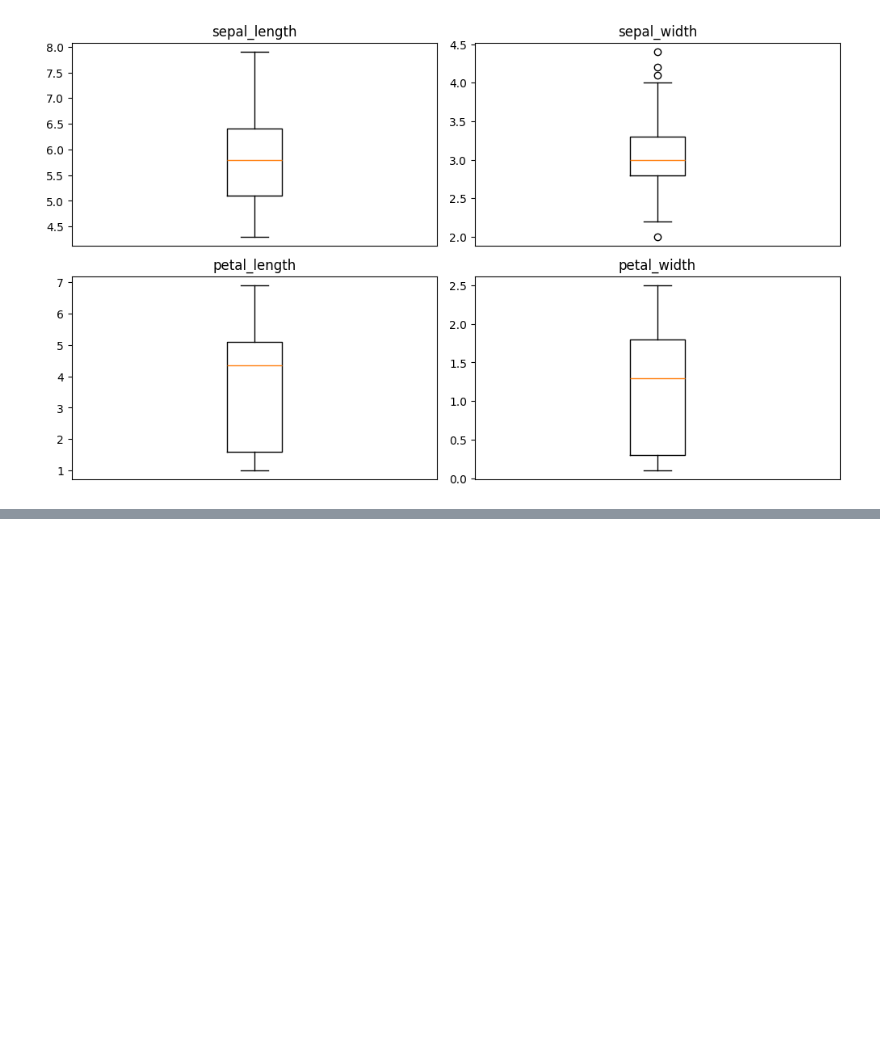
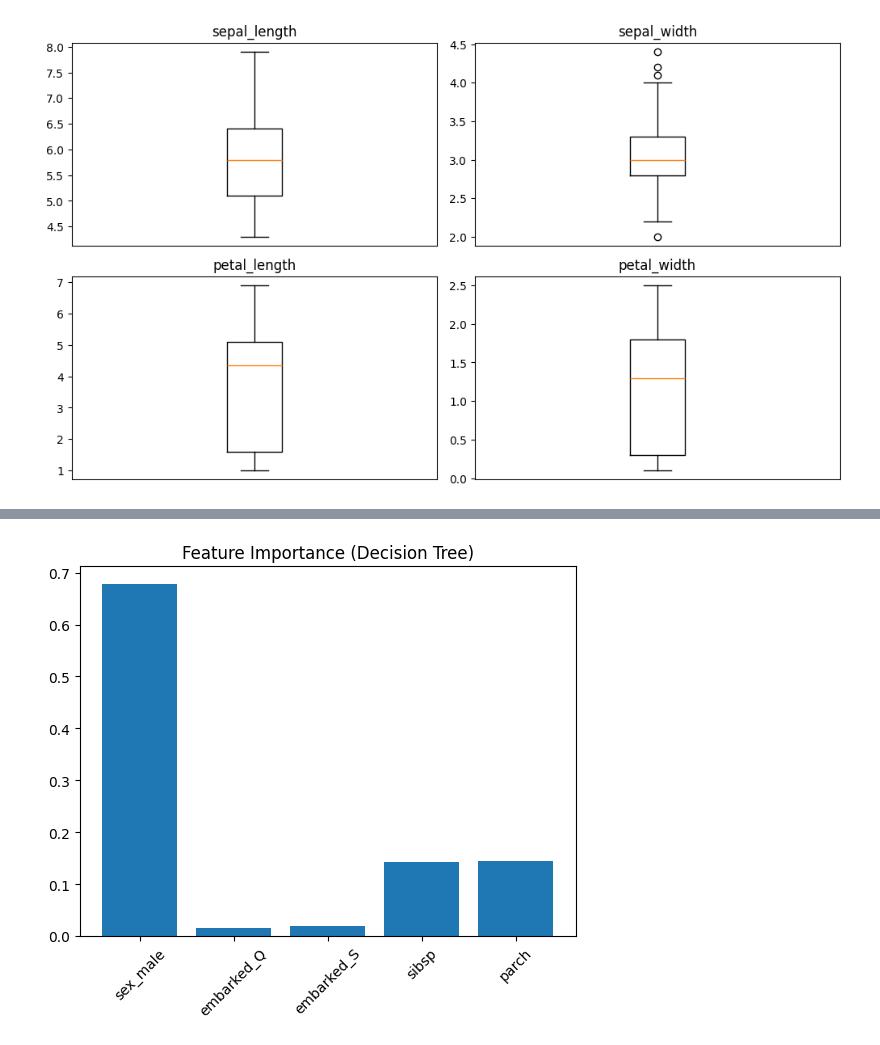
Before and after one commit to Arran-H/Big.Data, a Jupyter notebook: Jupyter.Notebook/Portfolio_UP2120040.ipynb, the cells around one changed output, grey strips where cells are left out. Cells and saved outputs as stored; diff of their text form; code cells hidden in the pictures; blank space fills up the shorter version.

```diff
--- a/Jupyter.Notebook/Portfolio_UP2120040.ipynb
+++ b/Jupyter.Notebook/Portfolio_UP2120040.ipynb
@@ -348,0 +431,89 @@ plt.show()
+# %%
+import seaborn as sns
+import pandas as pd
+import matplotlib.pyplot as plt
+
+from sklearn.model_selection import train_test_split
+from sklearn.preprocessing import OneHotEncoder
+from sklearn.compose import ColumnTransformer
+from sklearn.pipeline import Pipeline
+from sklearn.tree import DecisionTreeClassifier
+from sklearn.metrics import accuracy_score
+
+# Load Titanic dataset
+titanic = sns.load_dataset("titanic")
+
+# Select features
+features = ["sibsp", "parch", "sex", "embarked"]
+target = "survived"
+
+X = titanic[features]
+y = titanic[target]
+
+# Handle missing values (drop rows with missing data)
+X = X.dropna()
+y = y.loc[X.index]
+
+# Categorical columns
+categorical_features = ["sex", "embarked"]
+numeric_features = ["sibsp", "parch"]
+
+# Preprocessing: One-hot encode categorical features
+preprocessor = ColumnTransformer(
+    transformers=[
+        ("cat", OneHotEncoder(drop="first"), categorical_features),
+        ("num", "passthrough", numeric_features)
+    ]
+)
+
+# Create pipeline with Decision Tree
+model = Pipeline([
+    ("preprocessor", preprocessor),
+    ("classifier", DecisionTreeClassifier(random_state=42))
+])
+
+# Train/test split
+X_train, X_test, y_train, y_test = train_test_split(
+    X, y, test_size=0.2, random_state=42
+)
+
+# Train model
+model.fit(X_train, y_train)
+
+# Predict
+y_pred = model.predict(X_test)
+
+# Accuracy
+accuracy = accuracy_score(y_test, y_pred)
+print("Updated Model Accuracy:", round(accuracy, 3))
+
+sample_passenger = pd.DataFrame({
+    "sibsp": [1],
+    "parch": [0],
+    "sex": ["female"],
+    "embarked": ["S"]
+})
+
+prediction = model.predict(sample_passenger)
+
+print("Survival Prediction (1=Survived, 0=Did not survive):", prediction[0])
+
+# Get feature names after encoding
+encoded_feature_names = (
+    model.named_steps["preprocessor"]
+    .transformers_[0][1]
+    .get_feature_names_out(categorical_features)
+)
+
+all_feature_names = list(encoded_feature_names) + numeric_features
+
+# Get importance
+importances = model.named_steps["classifier"].feature_importances_
+
+# Plot
+plt.figure()
+plt.bar(all_feature_names, importances)
+plt.xticks(rotation=45)
+plt.title("Feature Importance (Decision Tree)")
+plt.show()
+# %% [output]
@@ -348,0 +522 @@ plt.show()
+[figure, added]
```
Also changed, not shown: parts of 7 cells of this notebook.
